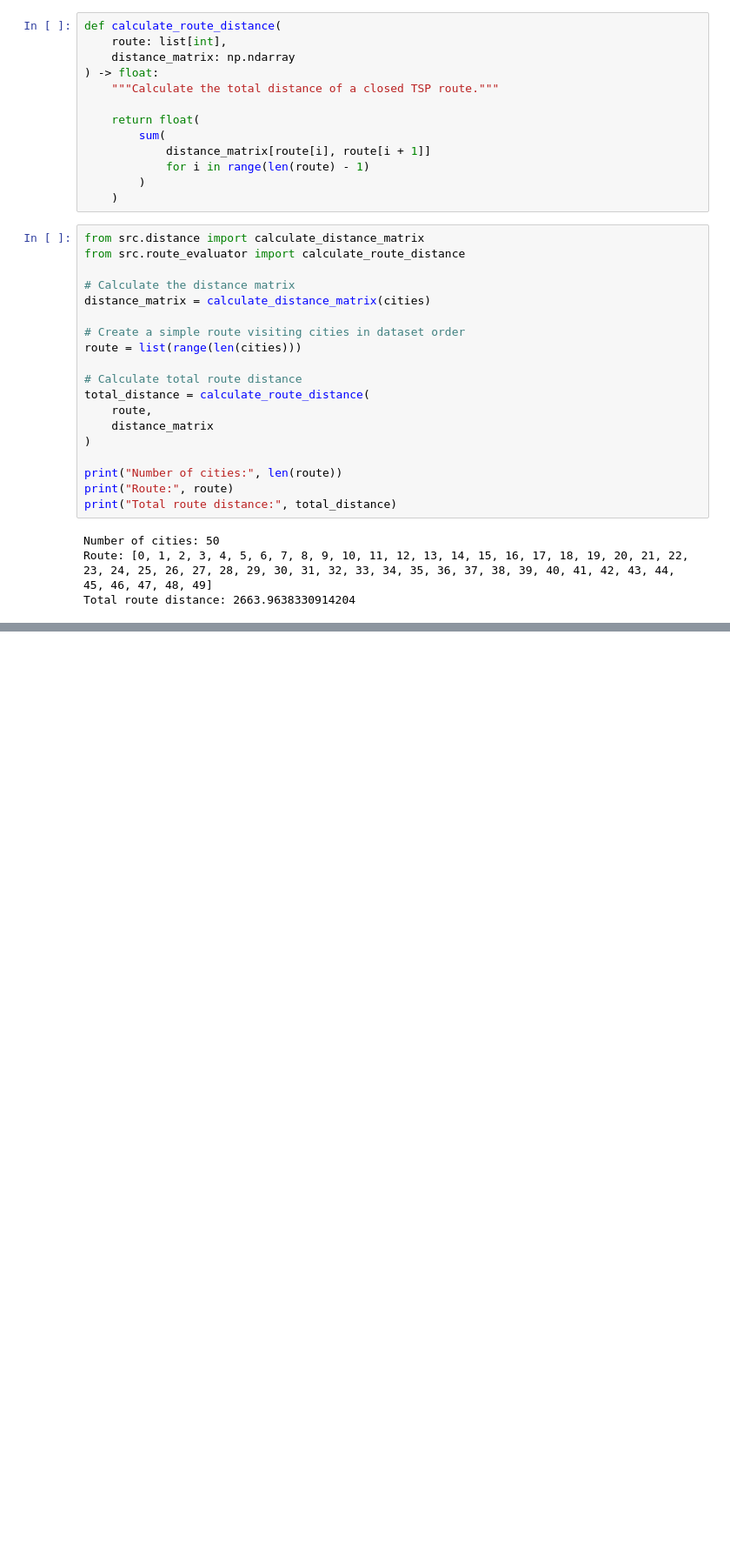
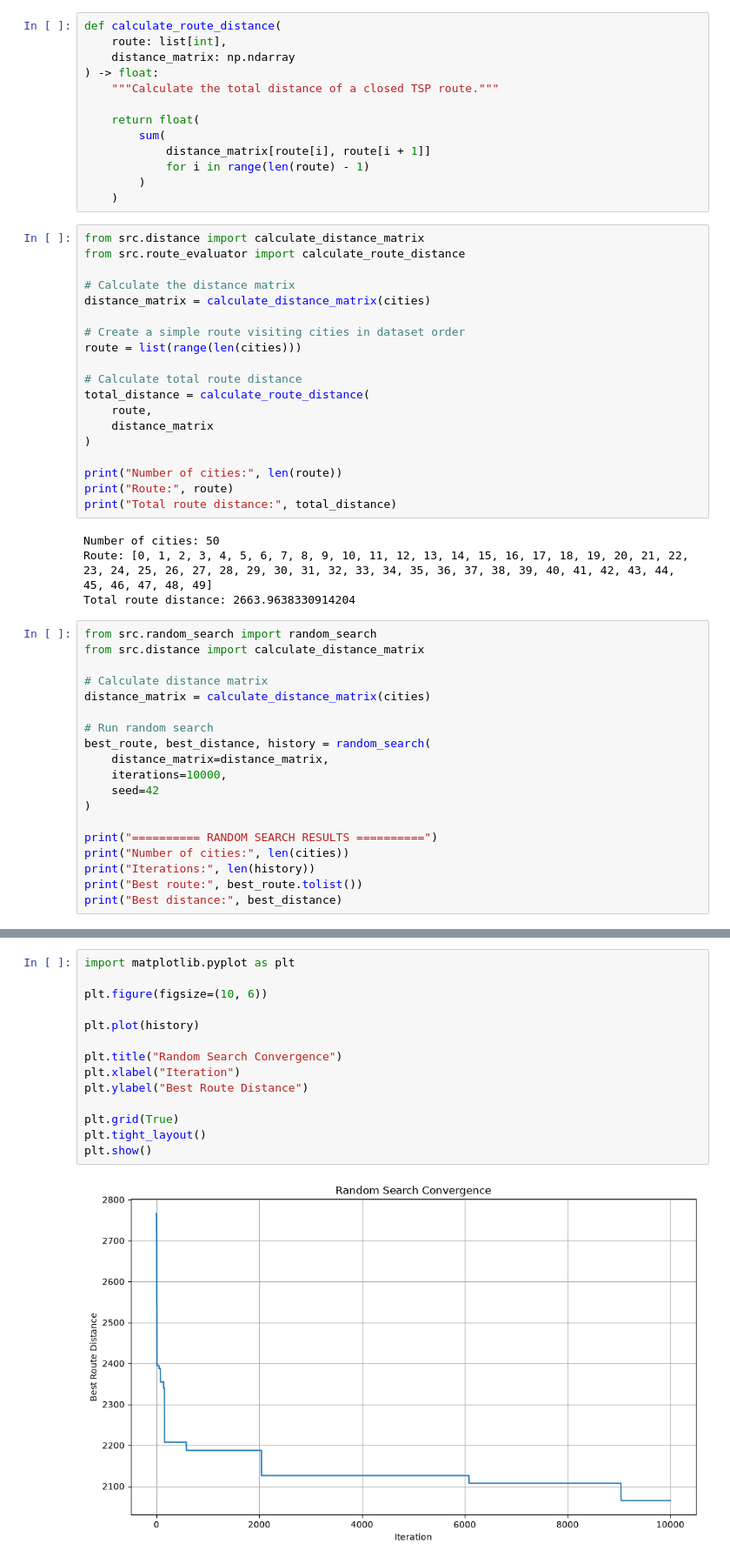
Before and after one commit to syborg2290/tsp-search-optimisation, a Jupyter notebook: notebooks/01_data_exploration.ipynb, the cells around one changed output, grey strips where cells are left out. Shown at 87% size. Cells and saved outputs as stored; diff of their text form; blank space fills up the shorter version.

```diff
--- a/notebooks/01_data_exploration.ipynb
+++ b/notebooks/01_data_exploration.ipynb
@@ -300,3 +300,22 @@ print("Total route distance:", total_distance)
 Number of cities: 50
 Route: [0, 1, 2, 3, 4, 5, 6, 7, 8, 9, 10, 11, 12, 13, 14, 15, 16, 17, 18, 19, 20, 21, 22, 23, 24, 25, 26, 27, 28, 29, 30, 31, 32, 33, 34, 35, 36, 37, 38, 39, 40, 41, 42, 43, 44, 45, 46, 47, 48, 49]
 Total route distance: 2663.9638330914204
+# %%
+from src.random_search import random_search
+from src.distance import calculate_distance_matrix
+
+# Calculate distance matrix
+distance_matrix = calculate_distance_matrix(cities)
+
+# Run random search
+best_route, best_distance, history = random_search(
+    distance_matrix=distance_matrix,
+    iterations=10000,
+    seed=42
+)
+
+print("========== RANDOM SEARCH RESULTS ==========")
+print("Number of cities:", len(cities))
+print("Iterations:", len(history))
+print("Best route:", best_route.tolist())
+print("Best distance:", best_distance)
@@ -302,0 +339,16 @@ Total route distance: 2663.9638330914204
+# %%
+import matplotlib.pyplot as plt
+
+plt.figure(figsize=(10, 6))
+
+plt.plot(history)
+
+plt.title("Random Search Convergence")
+plt.xlabel("Iteration")
+plt.ylabel("Best Route Distance")
+
+plt.grid(True)
+plt.tight_layout()
+plt.show()
+# %% [output]
+[figure, added]
```
Also changed, not shown: parts of 8 cells of this notebook, 5 other files.
